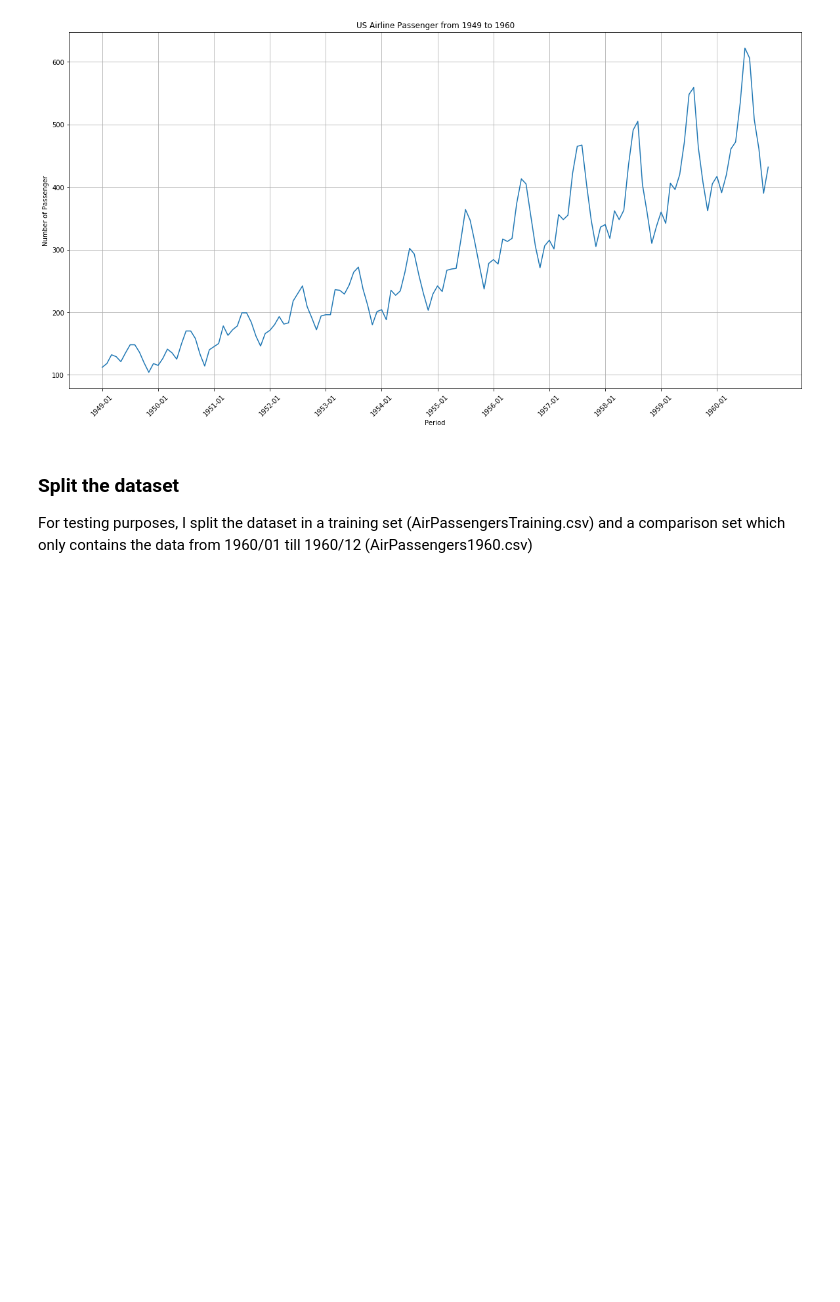
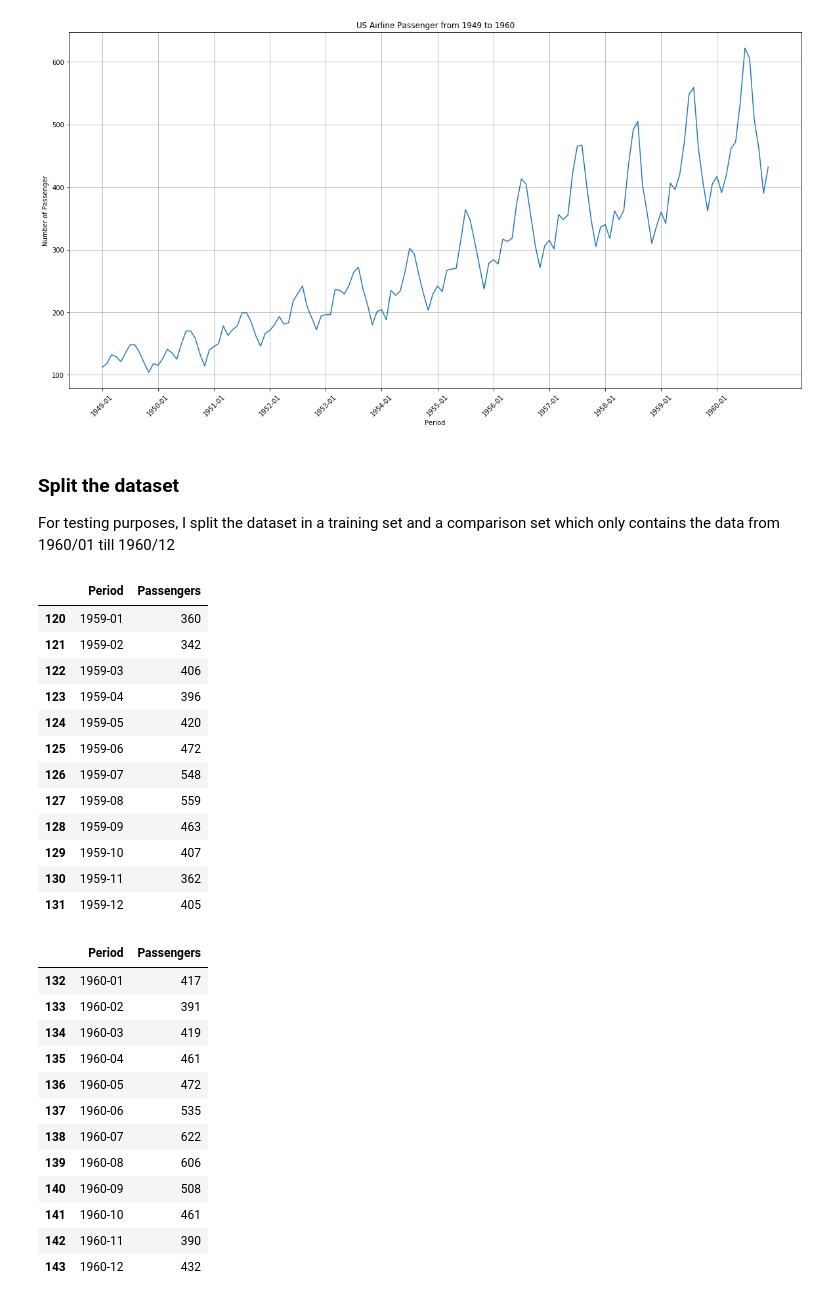
Before and after one commit to HerwigBachner/time-series-forcasting, a Jupyter notebook: jupyter/01 - Air Passengers Data Preparation.ipynb, the cells around one changed output. Cells and saved outputs as stored; diff of their text form; code cells hidden in the pictures; blank space fills up the shorter version.

```diff
--- a/jupyter/01 - Air Passengers Data Preparation.ipynb
+++ b/jupyter/01 - Air Passengers Data Preparation.ipynb
@@ -55,4 +56,4 @@ plt.show()
 [figure]
 # %% [markdown]
 ### Split the dataset
-For testing purposes, I split the dataset in a training set (AirPassengersTraining.csv) and a comparison set which only contains the data from 1960/01 till 1960/12 (AirPassengers1960.csv)
+For testing purposes, I split the dataset in a training set and a comparison set which only contains the data from 1960/01 till 1960/12
@@ -61,0 +60,30 @@ df.iloc[:-12].to_csv("../data/AirPassengers1960.csv")
+# %%
+display(df.iloc[:-12].tail(12))
+display(df.iloc[-12:])
+# %% [output]
+|  | Period | Passengers |
+| 120 | 1959-01 | 360 |
+| 121 | 1959-02 | 342 |
+| 122 | 1959-03 | 406 |
+| 123 | 1959-04 | 396 |
+| 124 | 1959-05 | 420 |
+| 125 | 1959-06 | 472 |
+| 126 | 1959-07 | 548 |
+| 127 | 1959-08 | 559 |
+| 128 | 1959-09 | 463 |
+| 129 | 1959-10 | 407 |
+| 130 | 1959-11 | 362 |
+| 131 | 1959-12 | 405 |
+|  | Period | Passengers |
+| 132 | 1960-01 | 417 |
+| 133 | 1960-02 | 391 |
+| 134 | 1960-03 | 419 |
+| 135 | 1960-04 | 461 |
+| 136 | 1960-05 | 472 |
+| 137 | 1960-06 | 535 |
+| 138 | 1960-07 | 622 |
+| 139 | 1960-08 | 606 |
+| 140 | 1960-09 | 508 |
+| 141 | 1960-10 | 461 |
+| 142 | 1960-11 | 390 |
+| 143 | 1960-12 | 432 |
```
Also changed, not shown: parts of 2 cells of this notebook, 7 other files.
